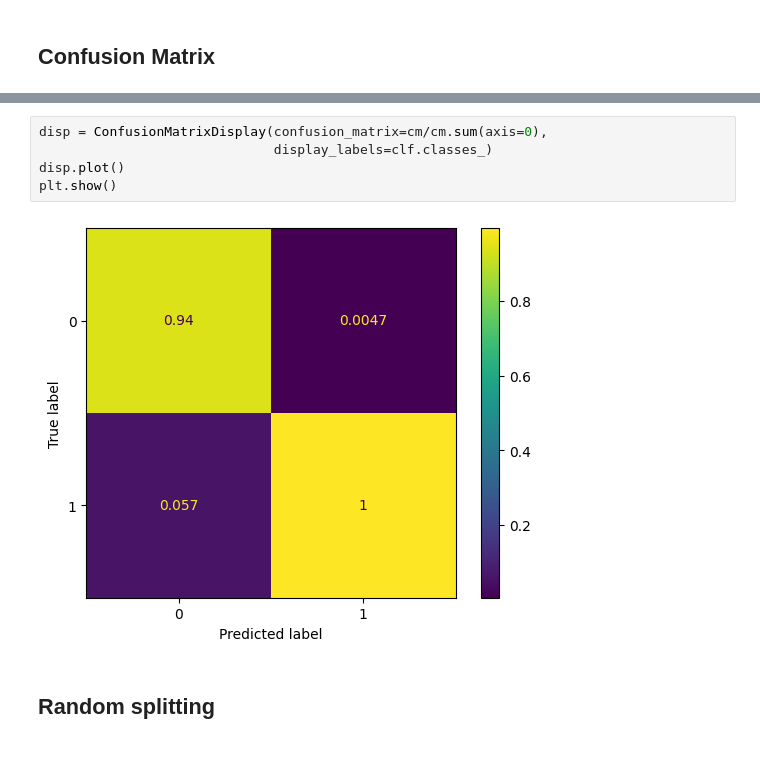
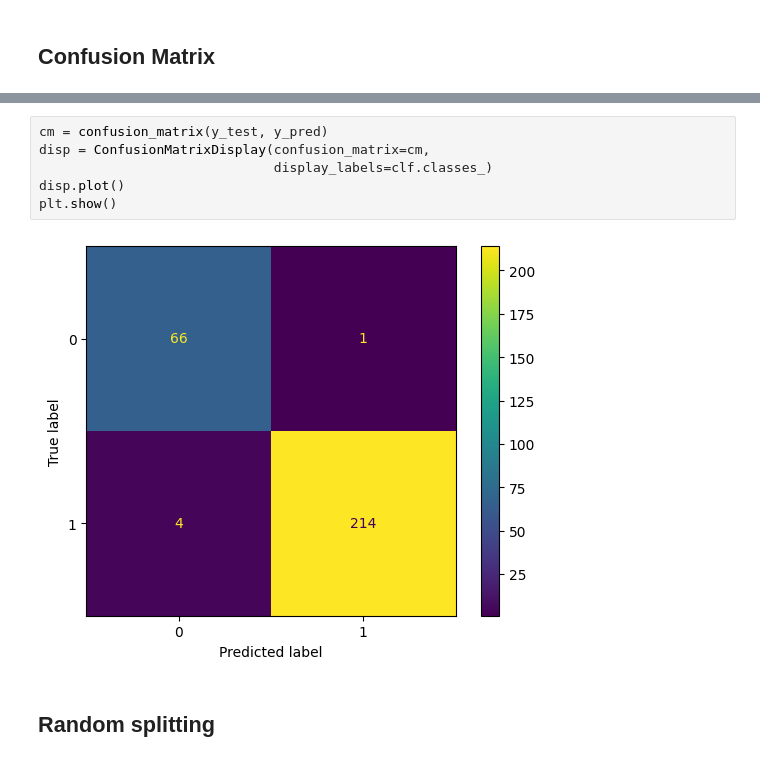
Before and after one commit to mdkamrulhasan/data_mining_kdd, a Jupyter notebook: notebooks/Classification_breast_cancer.ipynb, the cells around one changed output, grey strips where cells are left out. Saved outputs shown, nothing was run; the diff lists cells and outputs as text.

```diff
--- a/notebooks/Classification_breast_cancer.ipynb
+++ b/notebooks/Classification_breast_cancer.ipynb
@@ -120,10 +108,11 @@ plt.show()
 # %%
-disp = ConfusionMatrixDisplay(confusion_matrix=cm/cm.sum(axis=0),
+cm = confusion_matrix(y_test, y_pred)
+disp = ConfusionMatrixDisplay(confusion_matrix=cm,
                               display_labels=clf.classes_)
 disp.plot()
 plt.show()
 # %% [output]
-[figure, old version]
+[figure, new version]
 # %% [markdown]
 ## Random splitting
 # %%
```
Also changed, not shown: parts of 22 cells of this notebook.
